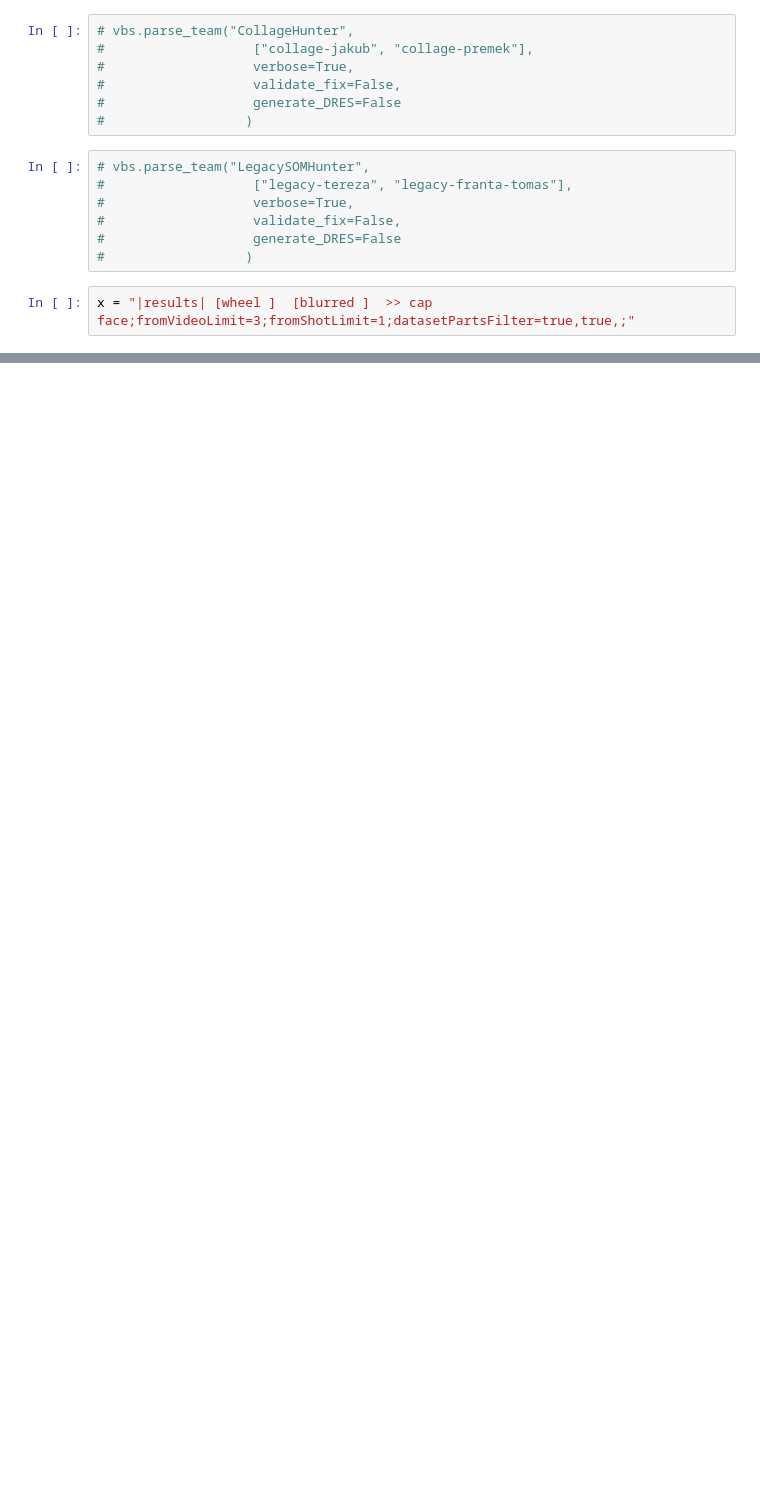
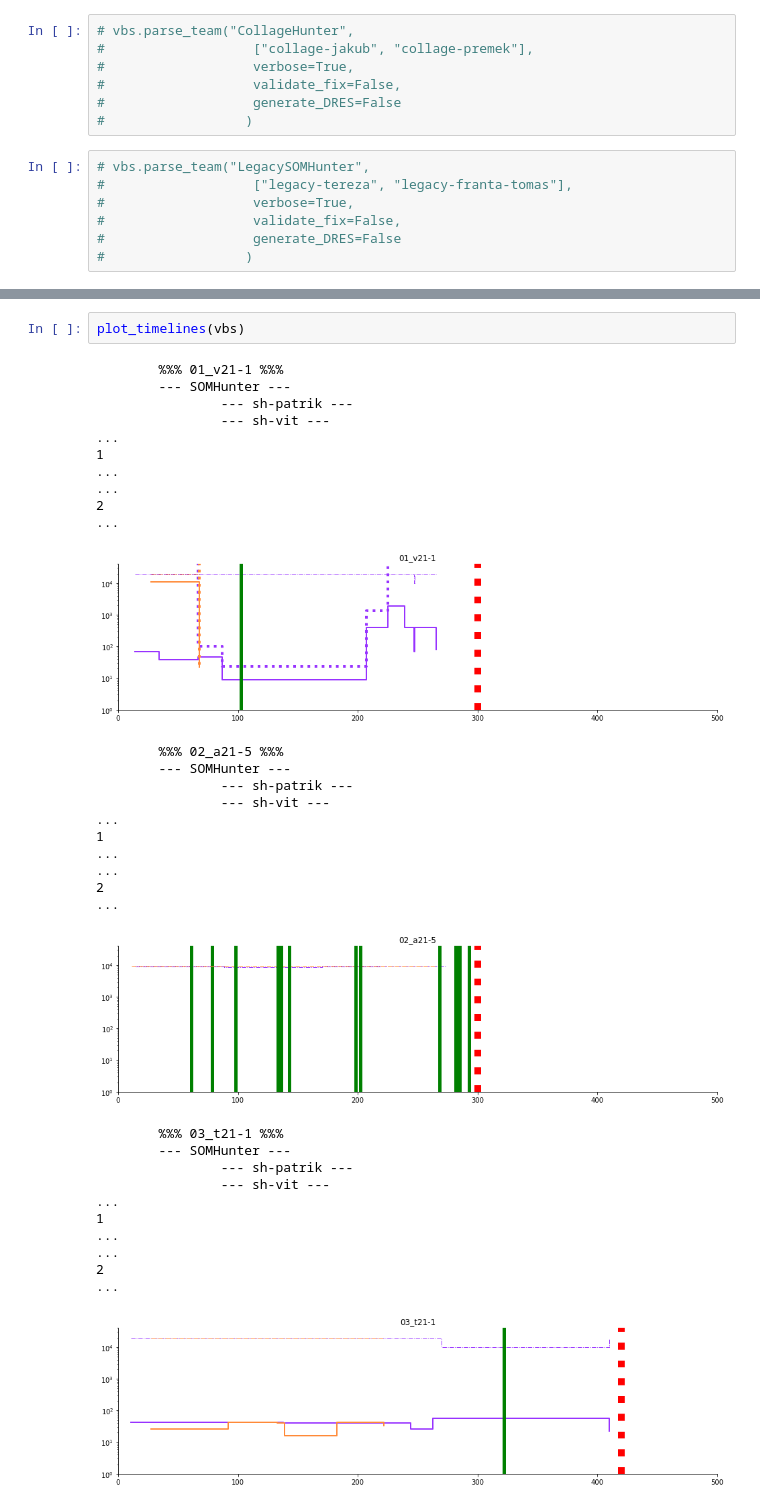
Before and after one commit to siret-junior/log-analyzer, a Jupyter notebook: process.ipynb, the cells around one changed output, grey strips where cells are left out. Drawn from its saved outputs; the diff is of its cells as text; blank space fills up the shorter version.

Commit message:
Plot basic timelines.

```diff
--- a/process.ipynb
+++ b/process.ipynb
@@ -109,5 +142,3 @@ KeyError: 'TTQ'
 #                   validate_fix=False,
 #                   generate_DRES=False
 #                  )
-# %%
-x = "|results| [wheel ]  [blurred ]  >> cap face;fromVideoLimit=3;fromShotLimit=1;datasetPartsFilter=true,true,;"
@@ -408,0 +420,36 @@ def plot_result_charts(self, team_ID, member_IDs, novice_mode = 'a'):
+# %%
+plot_timelines(vbs)
+# %% [output]
+        %%% 01_v21-1 %%%
+        --- SOMHunter ---
+                --- sh-patrik ---
+                --- sh-vit ---
+...
+1
+...
+...
+2
+...
+[figure, added]
+        %%% 02_a21-5 %%%
+        --- SOMHunter ---
+                --- sh-patrik ---
+                --- sh-vit ---
+...
+1
+...
+...
+2
+...
+[figure, added]
+        %%% 03_t21-1 %%%
+        --- SOMHunter ---
+                --- sh-patrik ---
+                --- sh-vit ---
+...
+1
+...
+...
+2
+...
+[figure, added]
```
Also changed, not shown: parts of 14 cells of this notebook, 6 other files.
